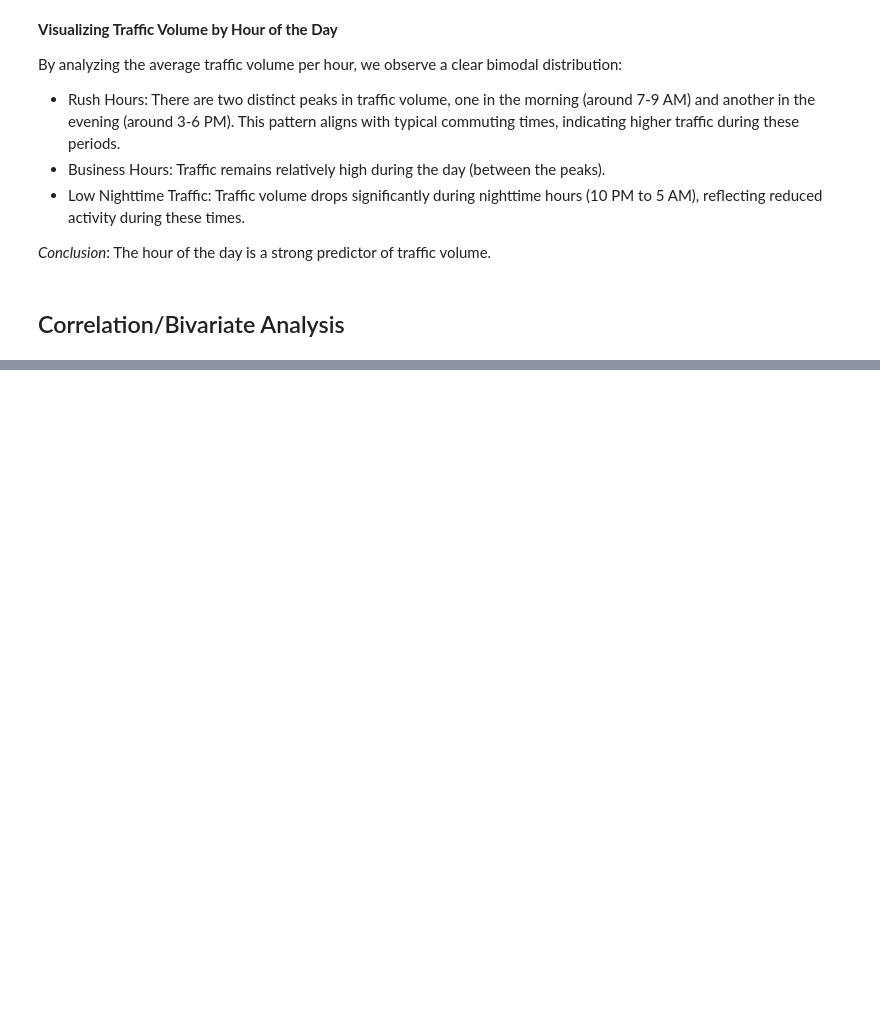
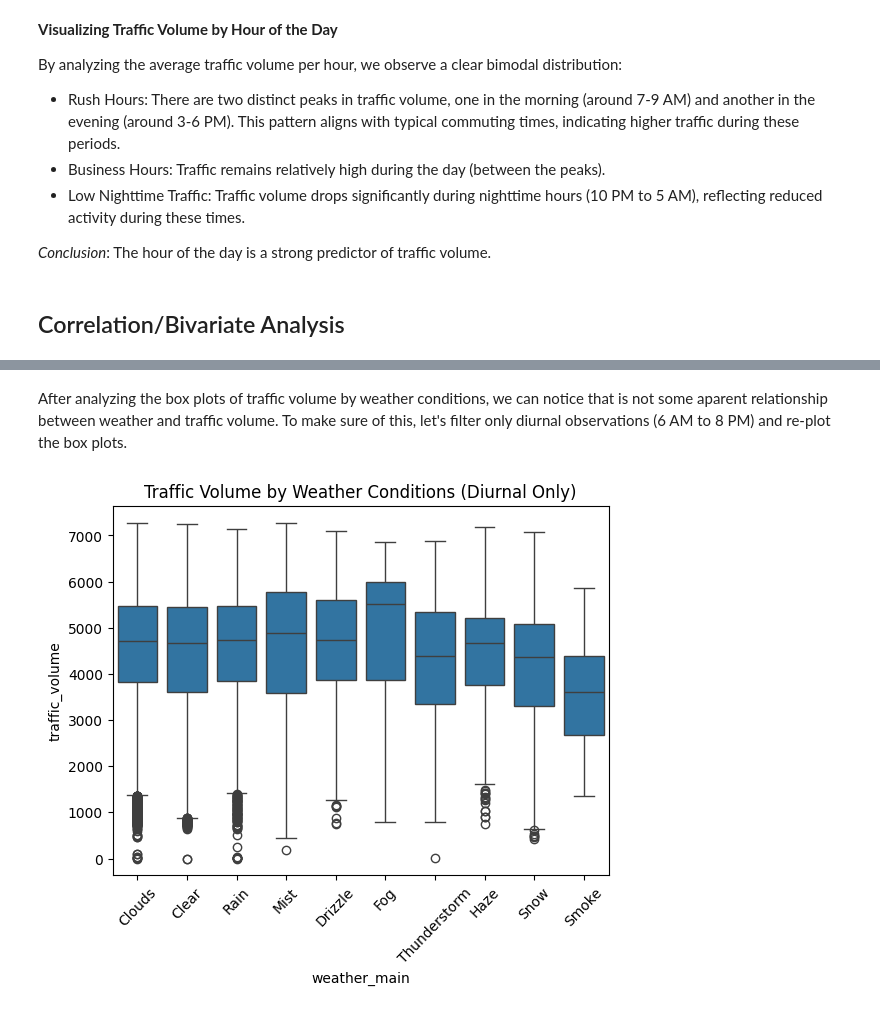
Before and after one commit to LuizCorrei4/predict-traffic-volume, a Jupyter notebook: notebooks/01-exploration.ipynb, the cells around one changed output, grey strips where cells are left out. Saved outputs shown, nothing was run; the diff lists cells and outputs as text; code cells hidden in the pictures; blank space fills up the shorter version.

```diff
--- a/notebooks/01-exploration.ipynb
+++ b/notebooks/01-exploration.ipynb
@@ -965,0 +1007,10 @@ By analyzing the average traffic volume per hour, we observe a clear bimodal dis
+# %% [markdown]
+After analyzing the box plots of traffic volume by weather conditions, we can notice that is not some aparent relationship between weather and traffic volume. To make sure of this, let's filter only diurnal observations (6 AM to 8 PM) and re-plot the box plots.
+# %%
+df_diurnal = df.between_time('06:00', '20:00')
+sns.boxplot(data=df_diurnal, x='weather_main', y='traffic_volume')
+plt.xticks(rotation=46) # to rotate x-axis labels for better readability
+plt.title('Traffic Volume by Weather Conditions (Diurnal Only)')
+plt.show()
+# %% [output]
+[figure, added]
```
Also changed, not shown: parts of 9 cells of this notebook, 16 other files.
